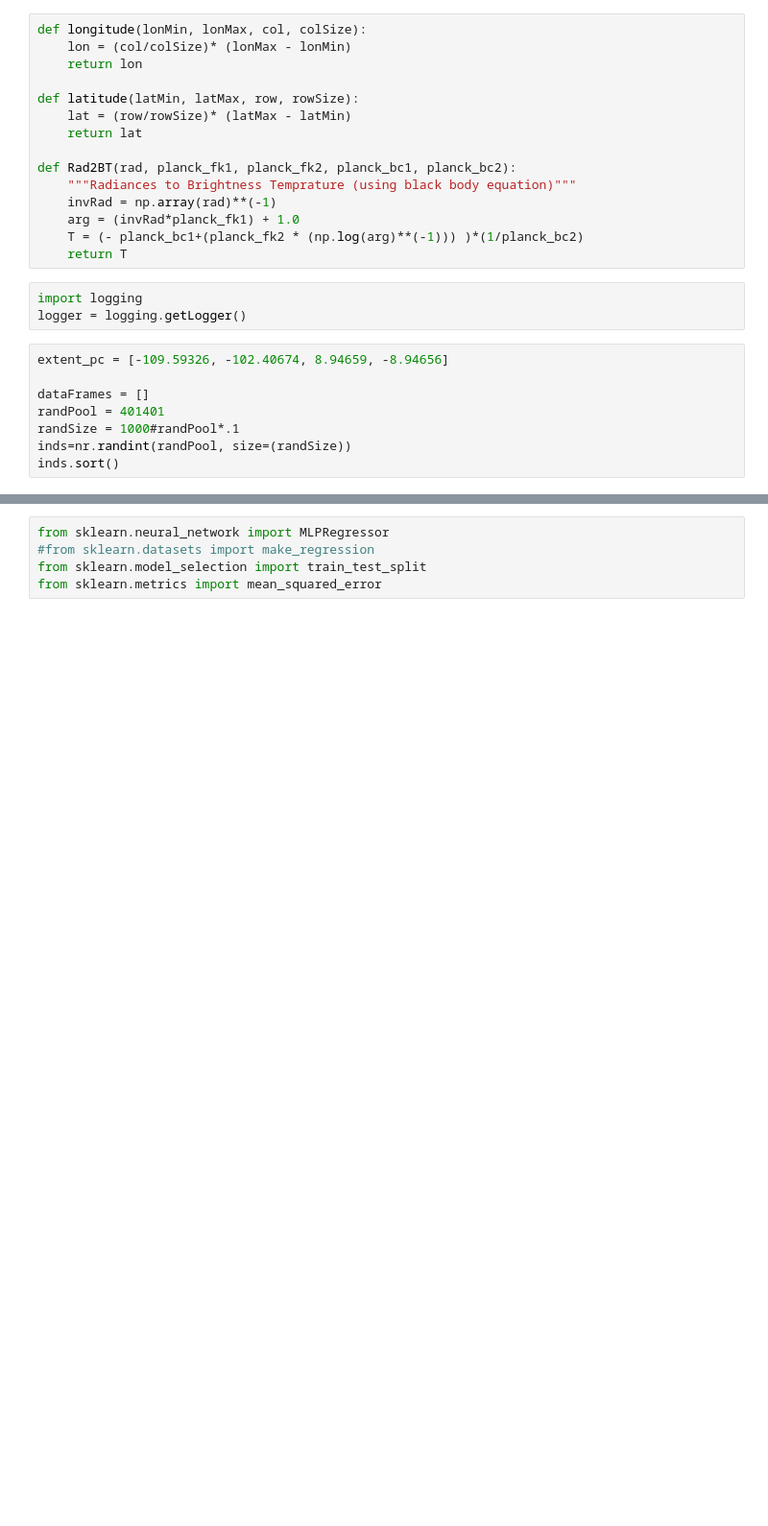
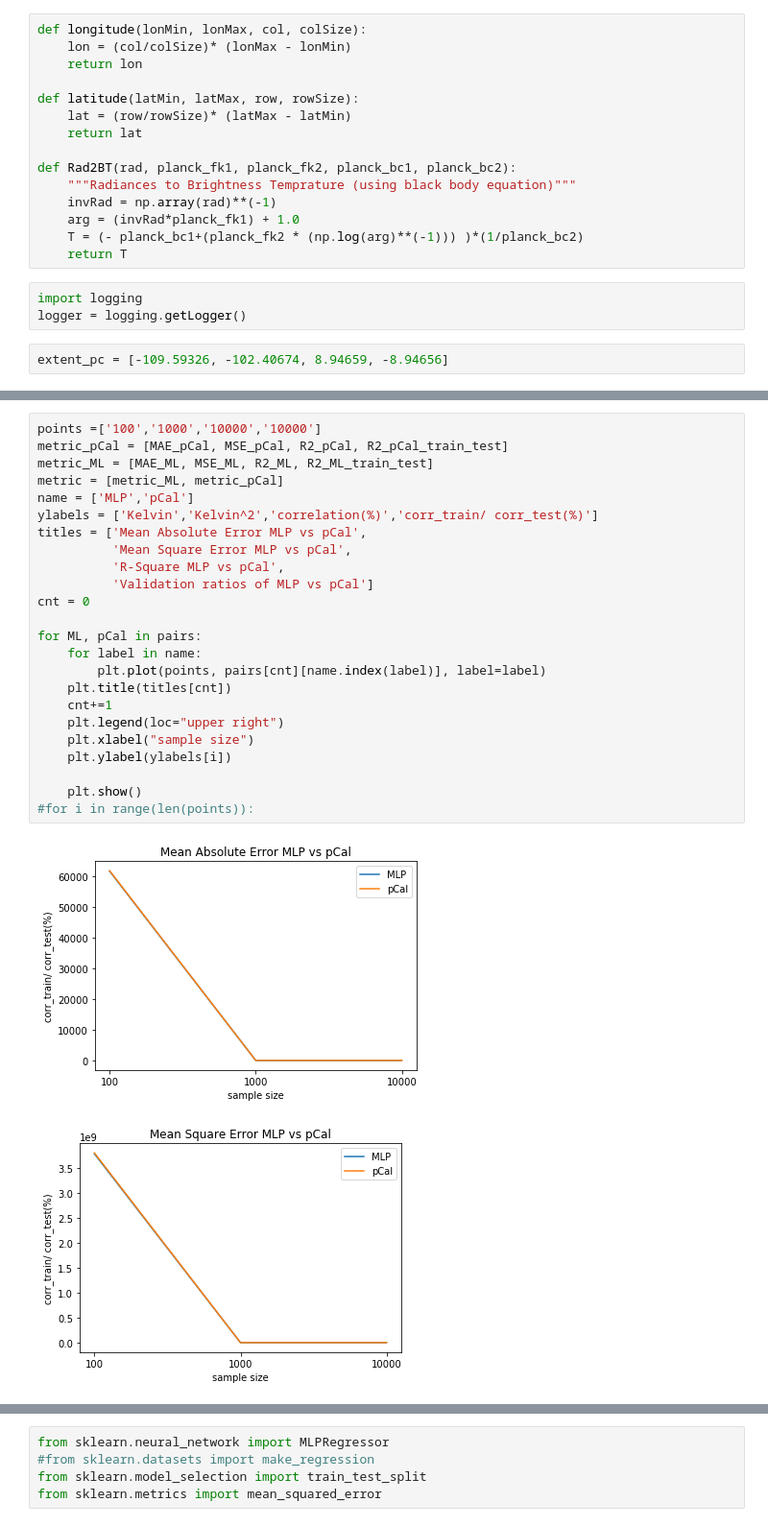
Before and after one commit to adomakor412/capstone, a Jupyter notebook: ML_Regression.ipynb, the cells around one changed output, grey strips where cells are left out. Shown at 96% size. Saved outputs shown, nothing was run; the diff lists cells and outputs as text; blank space fills up the shorter version.

Commit message:
Graphs ready

```diff
--- a/ML_Regression.ipynb
+++ b/ML_Regression.ipynb
@@ -51,12 +51,6 @@ import logging
 logger = logging.getLogger()
 # %%
 extent_pc = [-109.59326, -102.40674, 8.94659, -8.94656]
-
-dataFrames = []
-randPool = 401401
-randSize = 1000#randPool*.1
-inds=nr.randint(randPool, size=(randSize))
-inds.sort()
 # %%
 MAE = []
 MSE = []
@@ -313,0 +375,27 @@ df = df.dropna()
+# %%
+points =['100','1000','10000','10000']
+metric_pCal = [MAE_pCal, MSE_pCal, R2_pCal, R2_pCal_train_test]
+metric_ML = [MAE_ML, MSE_ML, R2_ML, R2_ML_train_test]
+metric = [metric_ML, metric_pCal]
+name = ['MLP','pCal']
+ylabels = ['Kelvin','Kelvin^2','correlation(%)','corr_train/ corr_test(%)']
+titles = ['Mean Absolute Error MLP vs pCal',
+          'Mean Square Error MLP vs pCal',
+          'R-Square MLP vs pCal',
+          'Validation ratios of MLP vs pCal']
+cnt = 0
+
+for ML, pCal in pairs:
+    for label in name:
+        plt.plot(points, pairs[cnt][name.index(label)], label=label)
+    plt.title(titles[cnt])
+    cnt+=1
+    plt.legend(loc="upper right")
+    plt.xlabel("sample size")
+    plt.ylabel(ylabels[i])
+
+    plt.show()
+#for i in range(len(points)):
+# %% [output]
+[figure, added]
+[figure, added]
```
Also changed, not shown: parts of 11 cells of this notebook, 7 other files.
